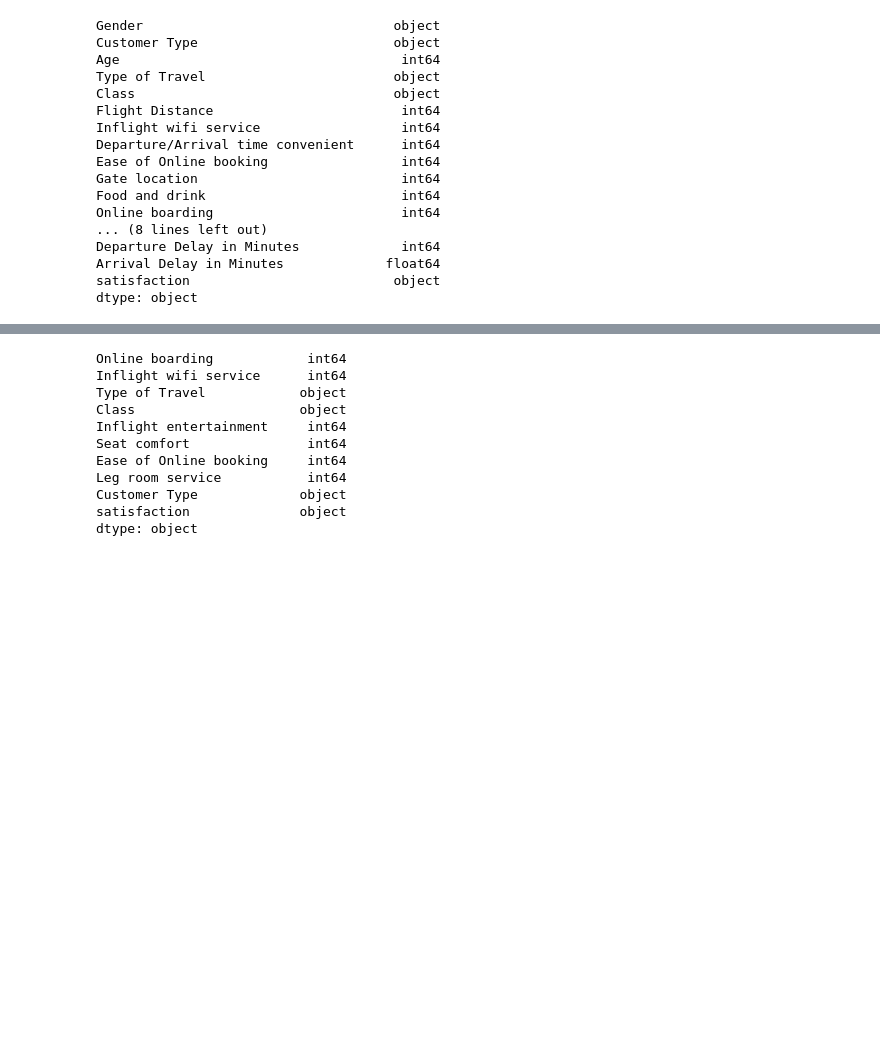
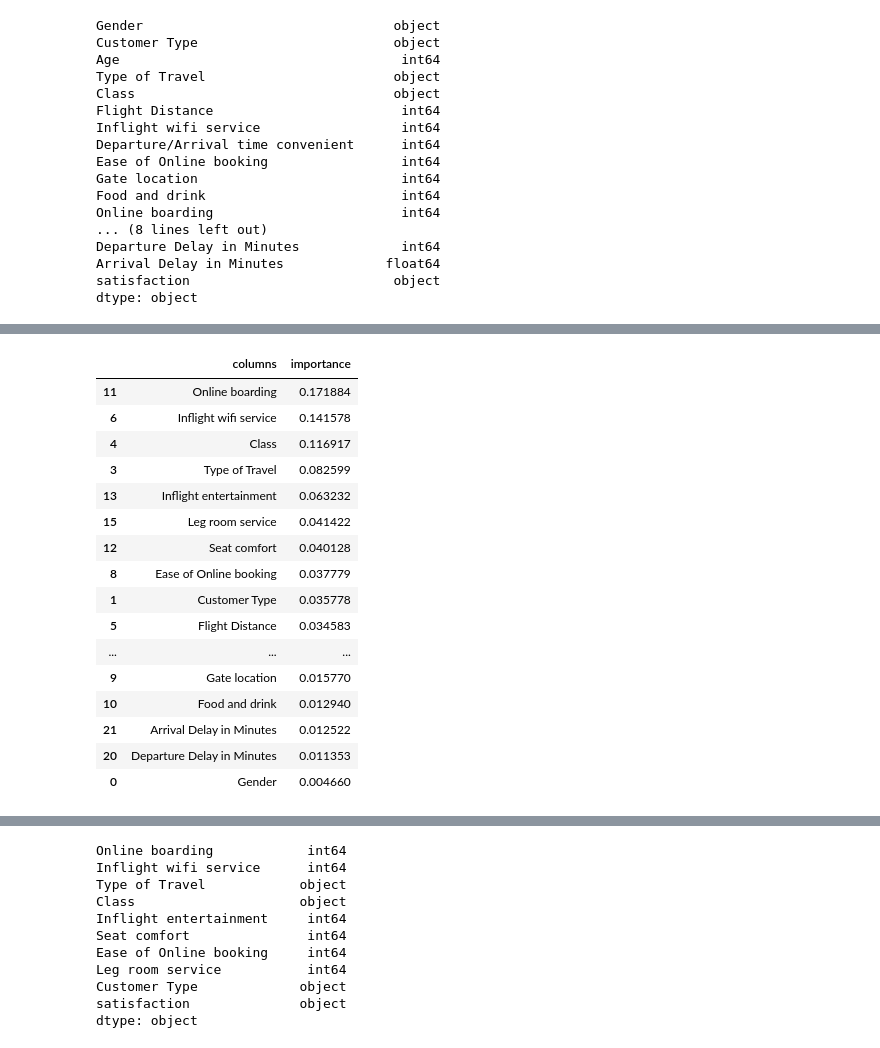
Before and after one commit to DadapeerShaik0603/3.Flight-Price-and--Customer-Satisfaction-Prediction, a Jupyter notebook: Airline Satisfaction Prediction/Airline_Passenger_model.ipynb, the cells around one changed output, grey strips where cells are left out. Drawn from its saved outputs; the diff is of its cells as text; code cells hidden in the pictures; blank space fills up the shorter version.

```diff
--- a/Airline Satisfaction Prediction/Airline_Passenger_model.ipynb
+++ b/Airline Satisfaction Prediction/Airline_Passenger_model.ipynb
@@ -248,0 +296,23 @@ y = df['satisfaction']
+# %%
+# create a feature importance data frame
+dict1 = {'columns': rfc.feature_names_in_, 'importance': rfc.feature_importances_}
+forest_importances = pd.DataFrame(dict1).sort_values('importance', ascending = False)
+forest_importances
+# %% [output]
+|  | columns | importance |
+| 11 | Online boarding | 0.171884 |
+| 6 | Inflight wifi service | 0.141578 |
+| 4 | Class | 0.116917 |
+| 3 | Type of Travel | 0.082599 |
+| 13 | Inflight entertainment | 0.063232 |
+| 15 | Leg room service | 0.041422 |
+| 12 | Seat comfort | 0.040128 |
+| 8 | Ease of Online booking | 0.037779 |
+| 1 | Customer Type | 0.035778 |
+| 5 | Flight Distance | 0.034583 |
+| ... | ... | ... |
+| 9 | Gate location | 0.015770 |
+| 10 | Food and drink | 0.012940 |
+| 21 | Arrival Delay in Minutes | 0.012522 |
+| 20 | Departure Delay in Minutes | 0.011353 |
+| 0 | Gender | 0.004660 |
```
Also changed, not shown: parts of 12 cells of this notebook.
